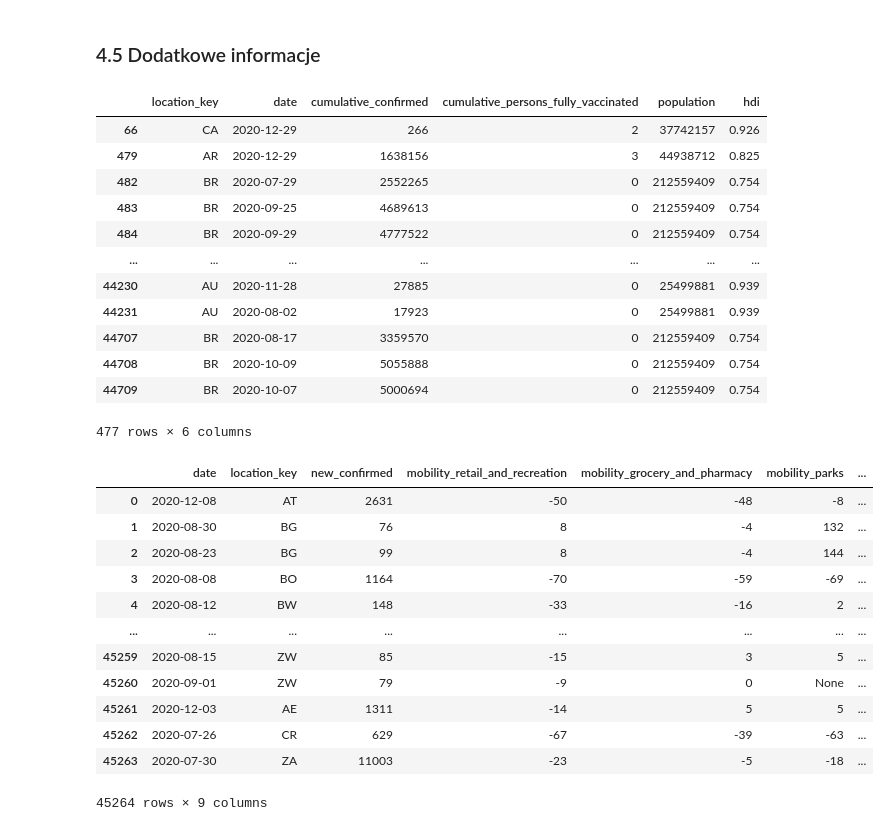
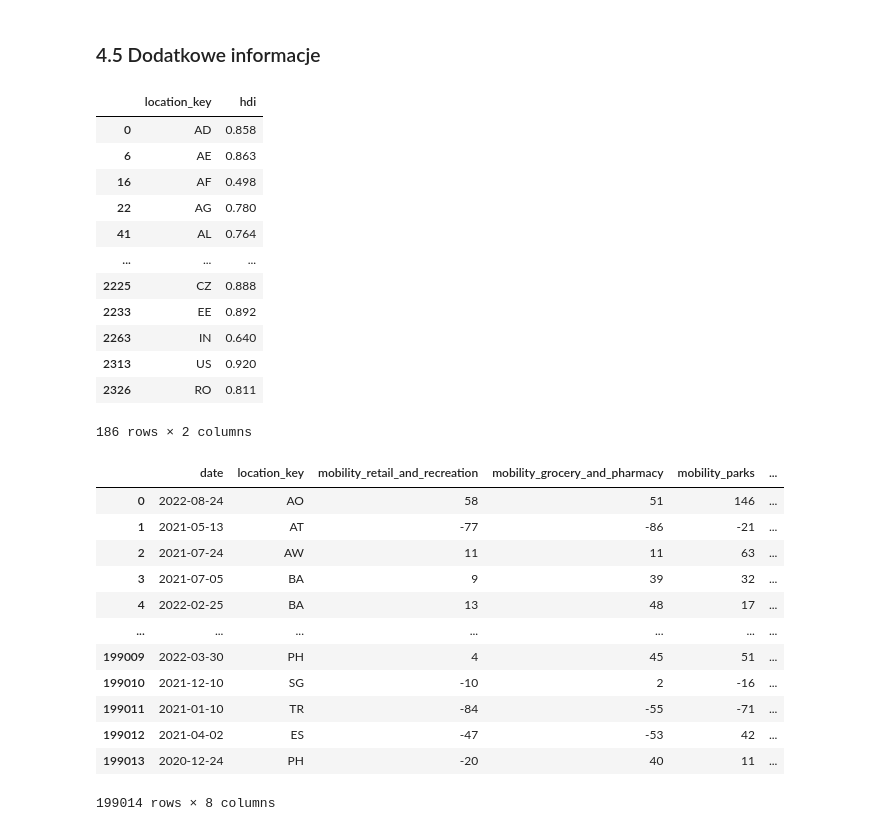
Before and after one commit to piooz/BigData, a Jupyter notebook: zad1/Untitled.ipynb, the cells around one changed output. Saved outputs shown, nothing was run; the diff lists cells and outputs as text; code cells hidden in the pictures.

```diff
--- a/zad1/Untitled.ipynb
+++ b/zad1/Untitled.ipynb
@@ -531,18 +546,14 @@ df
 # %% [markdown]
 ### 4.5 Dodatkowe informacje
 # %%
-# 4.5.1 czy hdi jest skorelowany z osetkiem szczepien
+# 4.5.1 hdi
 
 q1 = ("""
 select location_key,
-    date,
-    cumulative_confirmed,
-    cumulative_persons_fully_vaccinated,
-    population population,
     human_development_index hdi
 from `bigquery-public-data.covid19_open_data.covid19_open_data`
 where aggregation_level = 0
-and date between '2020-07-01' and '2020-12-31'
+and date between '2020-07-01' and '2022-09-17'
 """)
 query_job = client.query(q1)
 query_result = query_job.result()
@@ -553,58 +564,56 @@ df = df.dropna().drop_duplicates()
 df.to_csv("4.5.1.csv", index=False)
 df
 # %% [output]
-|  | location_key | date | cumulative_confirmed | cumulative_persons_fully_vaccinated | population | hdi |
-| 66 | CA | 2020-12-29 | 266 | 2 | 37742157 | 0.926 |
-| 479 | AR | 2020-12-29 | 1638156 | 3 | 44938712 | 0.825 |
-| 482 | BR | 2020-07-29 | 2552265 | 0 | 212559409 | 0.754 |
-| 483 | BR | 2020-09-25 | 4689613 | 0 | 212559409 | 0.754 |
-| 484 | BR | 2020-09-29 | 4777522 | 0 | 212559409 | 0.754 |
-| ... | ... | ... | ... | ... | ... | ... |
-| 44230 | AU | 2020-11-28 | 27885 | 0 | 25499881 | 0.939 |
-| 44231 | AU | 2020-08-02 | 17923 | 0 | 25499881 | 0.939 |
-| 44707 | BR | 2020-08-17 | 3359570 | 0 | 212559409 | 0.754 |
-| 44708 | BR | 2020-10-09 | 5055888 | 0 | 212559409 | 0.754 |
-| 44709 | BR | 2020-10-07 | 5000694 | 0 | 212559409 | 0.754 |
+|  | location_key | hdi |
+| 0 | AD | 0.858 |
+| 6 | AE | 0.863 |
+| 16 | AF | 0.498 |
+| 22 | AG | 0.780 |
+| 41 | AL | 0.764 |
+| ... | ... | ... |
+| 2225 | CZ | 0.888 |
+| 2233 | EE | 0.892 |
+| 2263 | IN | 0.640 |
+| 2313 | US | 0.920 |
+| 2326 | RO | 0.811 |
-477 rows × 6 columns
+186 rows × 2 columns
 # %%
 # 4.5.2 Mobility
 
 sql = """
         select
             date,
             location_key,
-            new_confirmed,
-
             mobility_retail_and_recreation,
             mobility_grocery_and_pharmacy,
             mobility_parks,
             mobility_transit_stations,
             mobility_workplaces,
             mobility_residential
         from `bigquery-public-data.covid19_open_data.covid19_open_data`
         where aggregation_level = 0
-        and date between '2020-07-01' and '2020-12-31'
+            and date between '2020-07-01' and '2022-09-17'
 """
 q1 = (sql)
 query_job = client.query(q1)
 query_result = query_job.result()
 
 df = query_result.to_dataframe()
 df
 # %% [output]
-|  | date | location_key | new_confirmed | mobility_retail_and_recreation | mobility_grocery_and_pharmacy | mobility_parks | ... |
-| 0 | 2020-12-08 | AT | 2631 | -50 | -48 | -8 | ... |
-| 1 | 2020-08-30 | BG | 76 | 8 | -4 | 132 | ... |
-| 2 | 2020-08-23 | BG | 99 | 8 | -4 | 144 | ... |
-| 3 | 2020-08-08 | BO | 1164 | -70 | -59 | -69 | ... |
-| 4 | 2020-08-12 | BW | 148 | -33 | -16 | 2 | ... |
-| ... | ... | ... | ... | ... | ... | ... | ... |
-| 45259 | 2020-08-15 | ZW | 85 | -15 | 3 | 5 | ... |
-| 45260 | 2020-09-01 | ZW | 79 | -9 | 0 | None | ... |
-| 45261 | 2020-12-03 | AE | 1311 | -14 | 5 | 5 | ... |
-| 45262 | 2020-07-26 | CR | 629 | -67 | -39 | -63 | ... |
-| 45263 | 2020-07-30 | ZA | 11003 | -23 | -5 | -18 | ... |
+|  | date | location_key | mobility_retail_and_recreation | mobility_grocery_and_pharmacy | mobility_parks | ... |
+| 0 | 2022-08-24 | AO | 58 | 51 | 146 | ... |
+| 1 | 2021-05-13 | AT | -77 | -86 | -21 | ... |
+| 2 | 2021-07-24 | AW | 11 | 11 | 63 | ... |
+| 3 | 2021-07-05 | BA | 9 | 39 | 32 | ... |
+| 4 | 2022-02-25 | BA | 13 | 48 | 17 | ... |
+| ... | ... | ... | ... | ... | ... | ... |
+| 199009 | 2022-03-30 | PH | 4 | 45 | 51 | ... |
+| 199010 | 2021-12-10 | SG | -10 | 2 | -16 | ... |
+| 199011 | 2021-01-10 | TR | -84 | -55 | -71 | ... |
+| 199012 | 2021-04-02 | ES | -47 | -53 | 42 | ... |
+| 199013 | 2020-12-24 | PH | -20 | 40 | 11 | ... |
-45264 rows × 9 columns
+199014 rows × 8 columns
 # %%
 # transfromacja string2numeric
 df = df.dropna().drop_duplicates()
```
Also changed, not shown: parts of 7 cells of this notebook, 15 other files.
